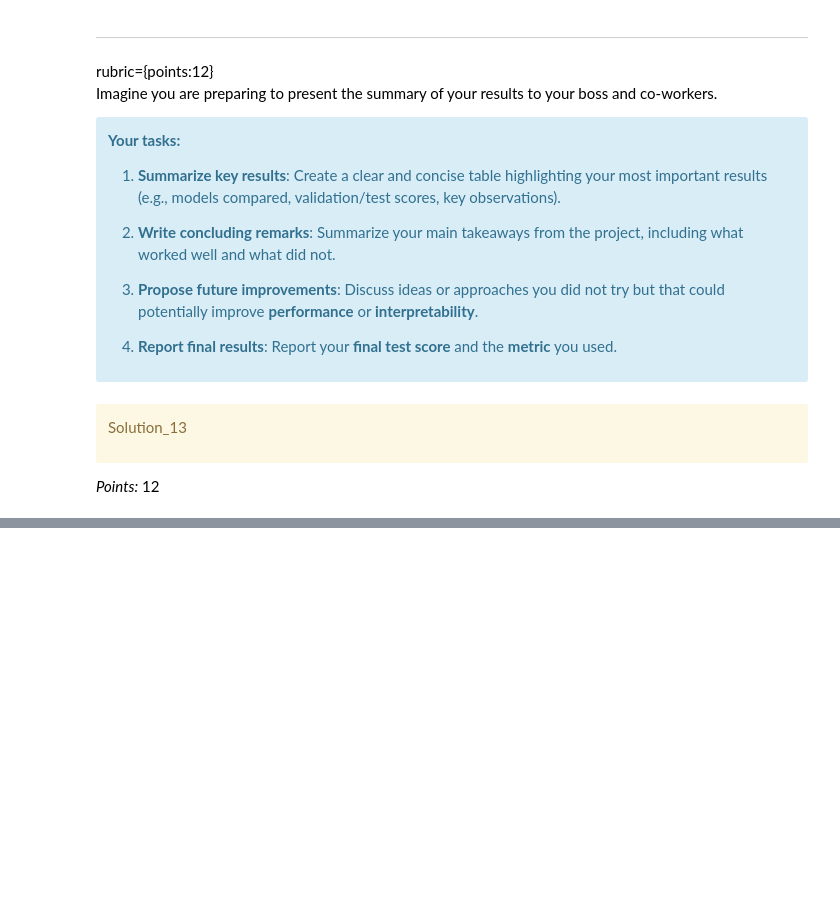
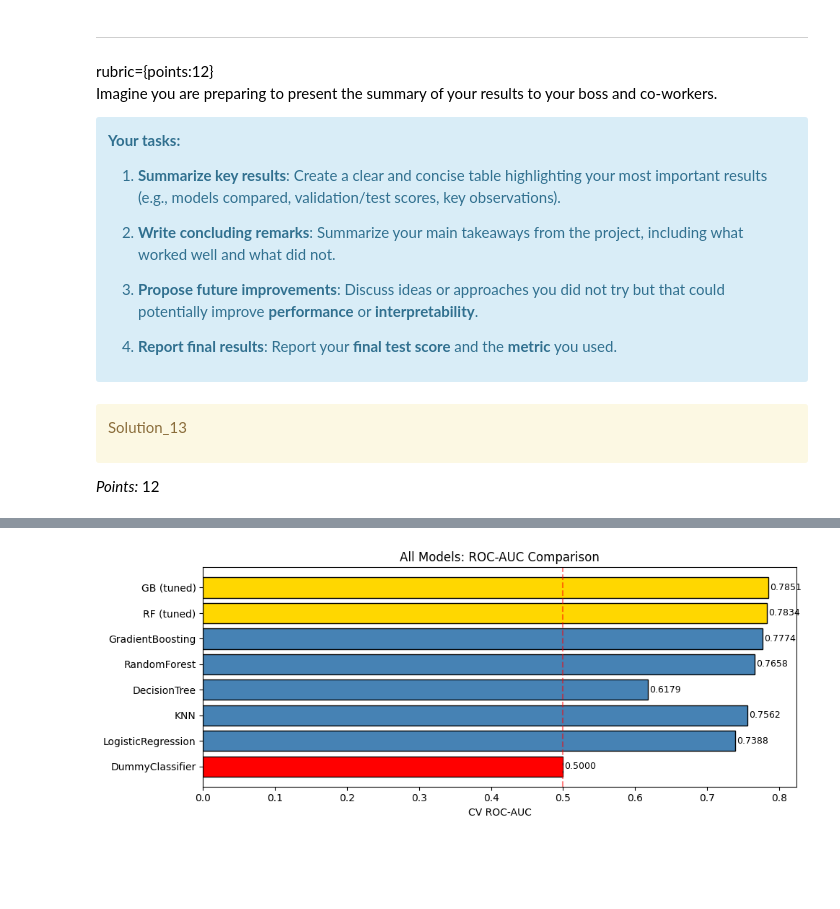
Before and after one commit to moraesand/hw5_cpsc330, a Jupyter notebook: hw5.ipynb, the cells around one changed output, grey strips where cells are left out. Cells and saved outputs as stored; diff of their text form; code cells hidden in the pictures; blank space fills up the shorter version.

```diff
--- a/hw5.ipynb
+++ b/hw5.ipynb
@@ -1123,3 +1351,22 @@ _Type your answer here, replacing this text._
+# %%
+# Final summary bar chart
+final_models = ['DummyClassifier', 'LogisticRegression', 'KNN', 'DecisionTree',
+                'RandomForest', 'GradientBoosting', 'RF (tuned)', 'GB (tuned)']
+final_aucs = [results[m]['ROC-AUC (mean)'] for m in final_models if m in results]
+final_names = [m for m in final_models if m in results]
+
+fig, ax = plt.subplots(figsize=(10, 4))
+colors_final = ['red' if 'Dummy' in n else ('gold' if 'tuned' in n else 'steelblue') for n in final_names]
+ax.barh(final_names, final_aucs, color=colors_final, edgecolor='black')
+ax.axvline(0.5, color='red', linestyle='--', alpha=0.5)
+ax.set_xlabel('CV ROC-AUC')
+ax.set_title('All Models: ROC-AUC Comparison')
+for i, v in enumerate(final_aucs):
+    ax.text(v + 0.002, i, f'{v:.4f}', va='center', fontsize=9)
+plt.tight_layout()
+plt.show()
+# %% [output]
+[figure, added]
 # %%
 ...
 # %% [markdown]
```
Also changed, not shown: parts of 51 cells of this notebook.
